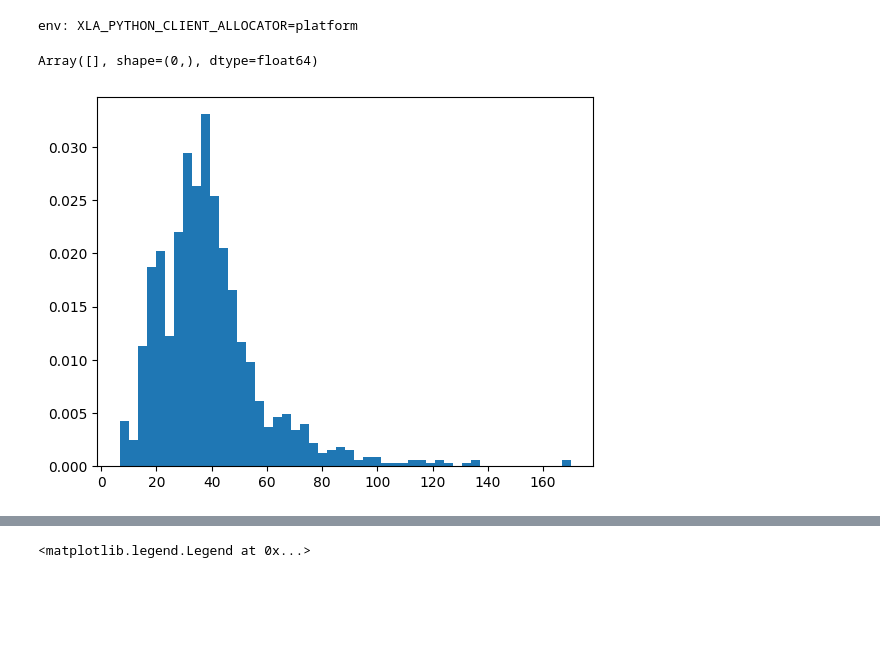
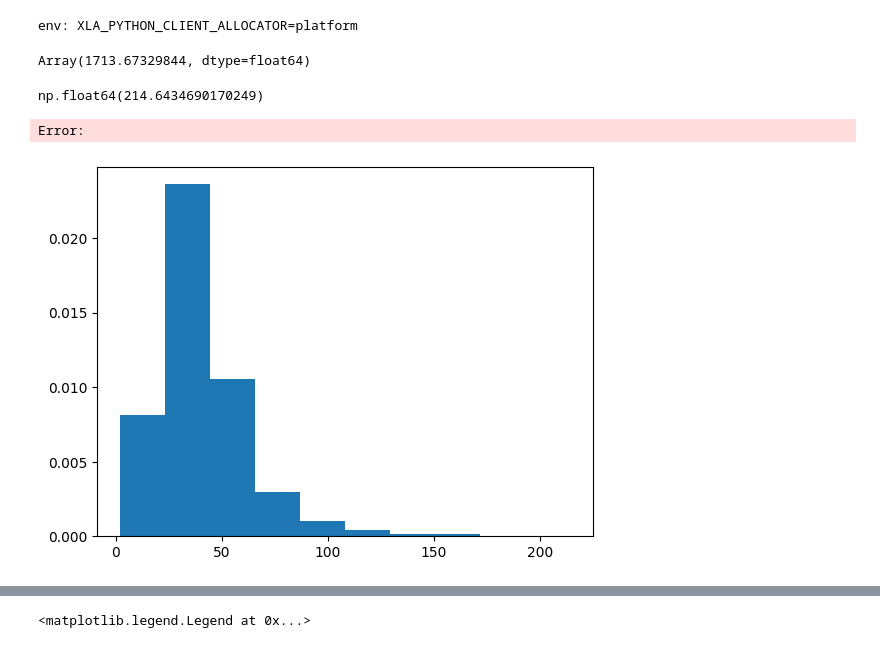
Before and after one commit to abby-moran/GW_pop_cosmo_inference, a Jupyter notebook: scripts/sandbox.ipynb, the cells around one changed output, grey strips where cells are left out. Saved outputs shown, nothing was run; the diff lists cells and outputs as text; code cells hidden in the pictures; blank space fills up the shorter version.

```diff
--- a/scripts/sandbox.ipynb
+++ b/scripts/sandbox.ipynb
@@ -63,12 +63,12 @@ def load_true_vals(filename):
 # %%
 population_parameters, cosmo_true = weighting.get_pop_params('pop_configs/mock_GWTC5_noevo.txt')
 # %%
-PE_files=[ '../runs/mock_TC5_noevo_jul3/PE_noevo.h5',
+PE_files=[ '../runs/GWTC5_redone4_hr/PE_GWTC5_hr.h5',
           '../runs/mock_TC5_noevo_jul3/PE_noevo_nb.h5' ]
 sel_files=[ '../runs/mock_TC5_noevo_jul3/sel_noevo.h5',
            '../runs/mock_TC5_noevo_jul3/sel_noevo_nb.h5' ]
 
-pe_samples_mock = pd.read_hdf(PE_files[1], key='samples', start=6000, stop=7000)#.iloc[0:2000]# 1.5 to 2.5 k on the 1k tests
+pe_samples_mock = pd.read_hdf(PE_files[1], key='samples')#.iloc[0:2000]# 1.5 to 2.5 k on the 1k tests
 m1s_det = np.asarray(pe_samples_mock['m1'].to_list())
 qs = np.asarray(pe_samples_mock['q'].to_list())#[:, :1000]
 dls =  np.asarray(pe_samples_mock['dl'].to_list())
@@ -88,15 +88,20 @@ zs_sel=cosmo_true.z_of_dL(dls_sel)
 m1s_sel_src= m1s_sel / (1 + zs_sel)
 m2s_sel_src= m1s_sel_src*qs_sel
 # %%
-m1s_src[np.isnan(m1s_src)]
+np.max(m1s_src.ravel())
 # %% [output]
-Array([], shape=(0,), dtype=float64)
+Array(1713.67329844, dtype=float64)
 # %%
 median_m1s=np.median(m1s_src, axis=1)
+# %%
+np.max(median_m1s)
+# %% [output]
+np.float64(214.6434690170249)
+Error:
 # %%
-plt.hist(median_m1s, bins=50, density=True, label='detected');
+plt.hist(median_m1s, density=True, label='detected');
 # %% [output]
-[figure, old version]
+[figure, new version]
 # %%
 import gc
 gc.collect()
```
Also changed, not shown: 17 other files.
